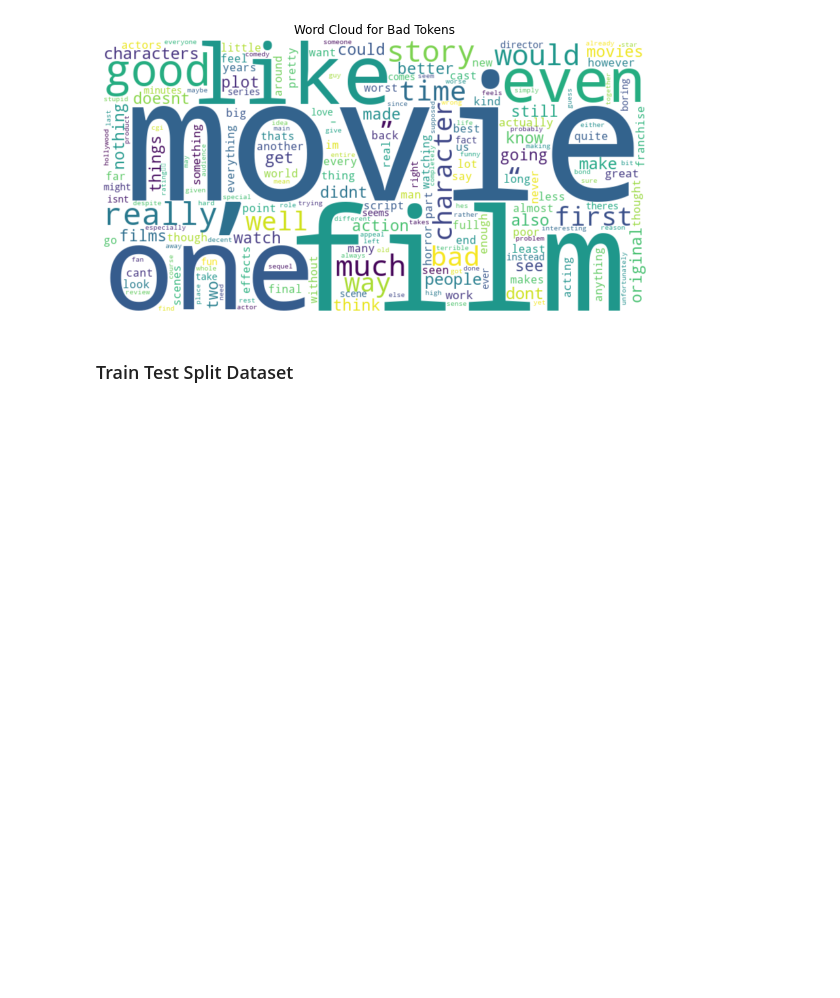
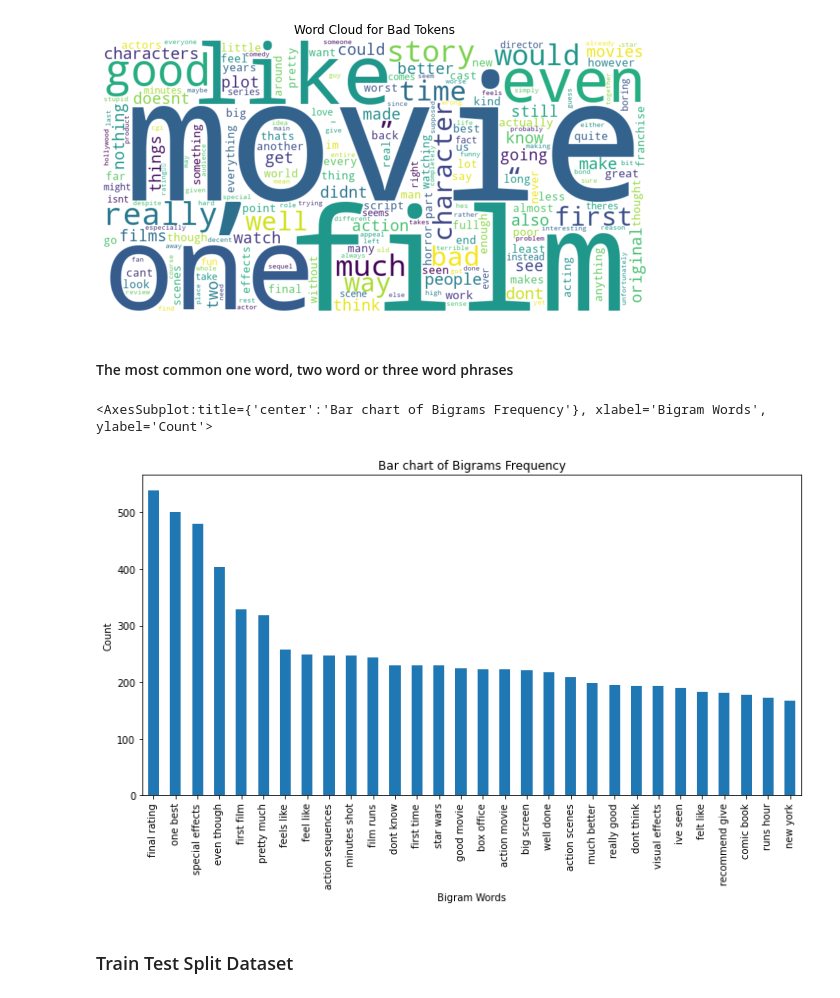
Before and after one commit to connie-chow/Movie-Reviews-Text-Based-Analysis, a Jupyter notebook: data_preparation.ipynb, the cells around one changed output. Cells and saved outputs as stored; diff of their text form; code cells hidden in the pictures; blank space fills up the shorter version.

```diff
--- a/data_preparation.ipynb
+++ b/data_preparation.ipynb
@@ -41,6 +41,7 @@ url = "https://raw.githubusercontent.com/jvo024/ads509-movie-scrape/main/dataset
 
 # Read data from the URL into a DataFrame
 df = pd.read_csv(url)
+df_copy = pd.read_csv(url)
 
 # Display the first few rows of the DataFrame (optional)
 df.head()
@@ -118,3 +118,26 @@ df["tokens"] = df["review_content"].apply(prepare, pipeline=pipeline)
 df["num_tokens"] = df["tokens"].map(len)
 df.head()
 df_reviews = df
+# %%
+# preprocess the text but do not tokenize, assign to a different df
+def remove_hyperlink2(text):
+    hyperlink_pattern = r'http[s]?://(?:[a-zA-Z]|[0-9]|[$-_@.&+]|[!*\\(\\),]|(?:%[0-9a-fA-F][0-9a-fA-F]))+'
+    cleaned_text = re.sub(hyperlink_pattern, '', text)
+    return cleaned_text
+
+def remove_stop2(text):
+    tokens = word_tokenize(text)
+    cleaned_tokens = [token for token in tokens if token.lower() not in sw and token != 'nan']
+    cleaned_text = " ".join(cleaned_tokens)
+    return cleaned_text
+
+def remove_punctuation2(text):
+    if text == 'nan':
+        return ''  # Remove 'nan'
+    return "".join([ch for ch in text if ch not in punctuation])
+
+#print(df_copy['review_content'].head(5))
+df_copy['review_content'] = df_copy['review_content'].apply(remove_hyperlink2)
+df_copy['review_content'] = df_copy['review_content'].apply(remove_punctuation2)
+df_copy['review_content'] = df_copy['review_content'].apply(remove_stop2)
+print(df_copy['review_content'].head(5))
@@ -267,6 +297,32 @@ generate_wordcloud(bad_word_counts, "Word Cloud for Bad Tokens")
 # %% [output]
 [figure]
 [figure]
+# %% [markdown]
+#### The most common one word, two word or three word phrases
+# %%
+def get_top_n_bigram(corpus, n=None):
+    vec = CountVectorizer(ngram_range=(2,2)).fit(corpus)
+    bag_of_words = vec.transform(corpus)
+    sum_words = bag_of_words.sum(axis=0)
+    words_freq = [(word, sum_words[0, idx]) for word, idx in vec.vocabulary_.items()]
+    words_freq =sorted(words_freq, key = lambda x: x[1], reverse=True)
+    return words_freq[:n]
+
+common_words2 = get_top_n_bigram(df_copy['review_content'], 30)
+df2 = pd.DataFrame(common_words2, columns=['Text', "Count"])
+df2
+
+
+df2.groupby('Text').sum()['Count'].sort_values(ascending=False).plot(
+kind='bar',
+figsize=(12,6),
+xlabel = "Bigram Words",
+ylabel = "Count",
+title = "Bar chart of Bigrams Frequency"
+)
+# %% [output]
+<AxesSubplot:title={'center':'Bar chart of Bigrams Frequency'}, xlabel='Bigram Words', ylabel='Count'>
+[figure, added]
 # %% [markdown]
 ### Train Test Split Dataset
 # %%
```
Also changed, not shown: parts of 17 cells of this notebook.
